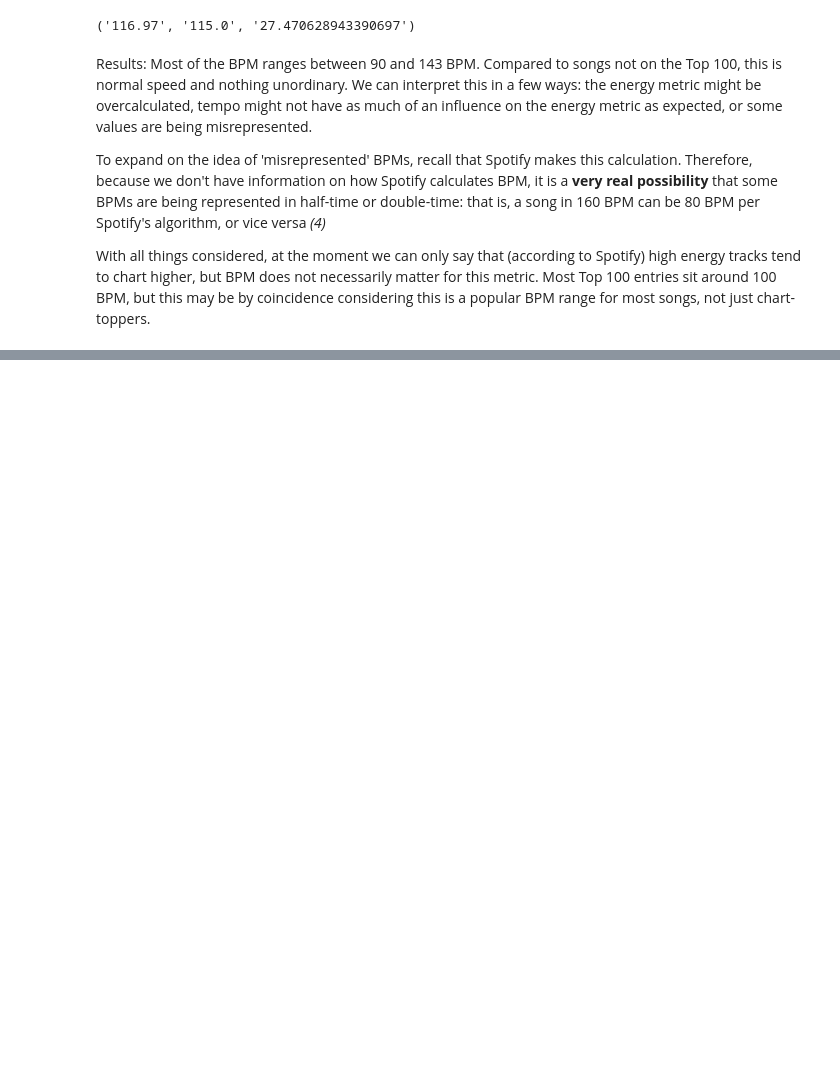
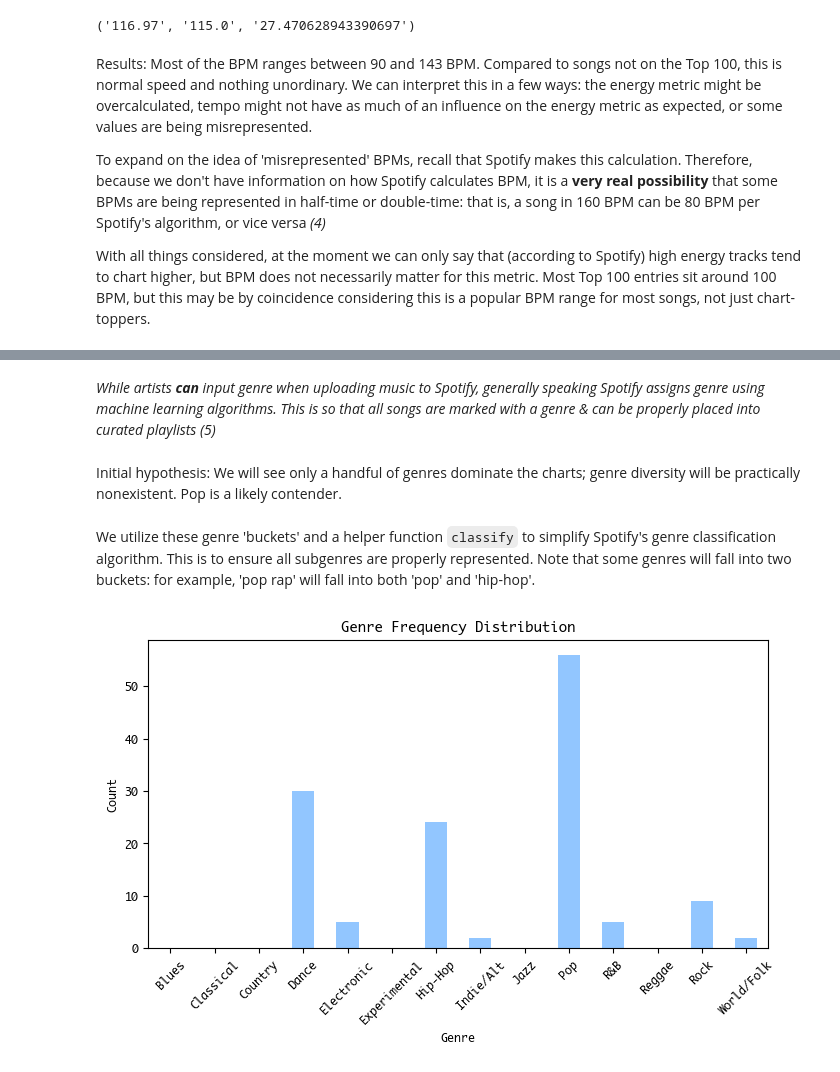
Before and after one commit to buiswrld/soundscaping, a Jupyter notebook: results.ipynb, the cells around one changed output, grey strips where cells are left out. Cells and saved outputs as stored; diff of their text form; code cells hidden in the pictures; blank space fills up the shorter version.

```diff
--- a/results.ipynb
+++ b/results.ipynb
@@ -61,0 +64,31 @@ With all things considered, at the moment we can only say that (according to Spo
+# %% [markdown]
+*While artists **can** input genre when uploading music to Spotify, generally speaking Spotify assigns genre using machine learning algorithms. This is so that all songs are marked with a genre & can be properly placed into curated playlists (5)*
+# %% [markdown]
+Initial hypothesis: We will see only a handful of genres dominate the charts; genre diversity will be practically nonexistent. Pop is a likely contender.
+# %%
+genres_patterns = {
+    "Pop": 'pop',
+    "Rock": 'rock|band',
+    "Hip-Hop": 'rap|hip',
+    "Electronic": 'electro',
+    "R&B": 'r&b|soul|rnb',
+    "Country": 'country',
+    "Jazz": 'jazz',
+    "Classical": 'classical',
+    "Blues": 'blues',
+    "World/Folk": 'world|folk',
+    "Reggae": 'reggae',
+    "Dance": 'dance',
+    "Experimental": 'experimental',
+    "Indie/Alt": 'indie|alt|singer-songwriter',
+}
+# %%
+def classify(df, column: str, pattern: str):
+    return loader.filter(df, column, pattern, contains=True)
+# %% [markdown]
+We utilize these genre 'buckets' and a helper function `classify` to simplify Spotify's genre classification algorithm. This is to ensure all subgenres are properly represented. Note that some genres will fall into two buckets: for example, 'pop rap' will fall into both 'pop' and 'hip-hop'.
+# %%
+genres = {genre: classify(df_top100s, 'top genre', pattern) for genre, pattern in genres_patterns.items()}
+renderer.plot_key_frequency(genres, title = 'Genre')
+# %% [output]
+[figure, added]
```
Also changed, not shown: parts of 32 cells of this notebook, 3 other files.
